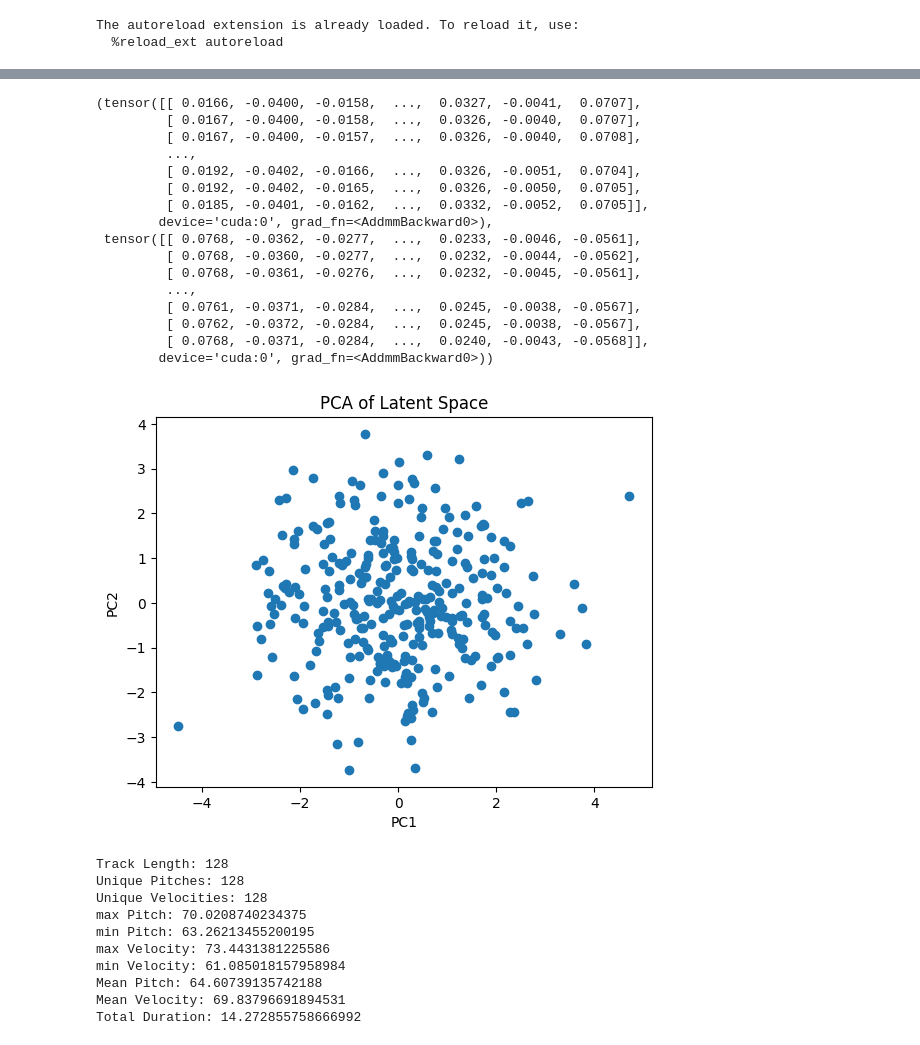
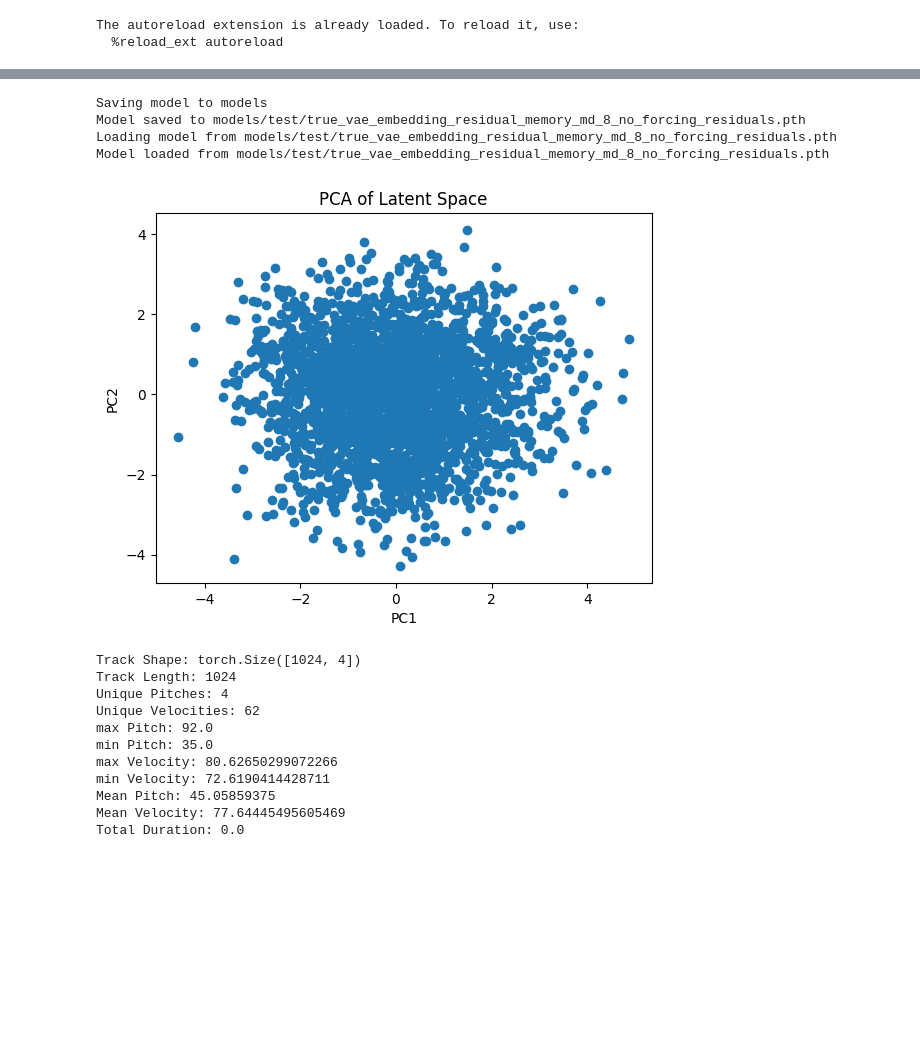
Before and after one commit to T04STER/MidiRepGen, a Jupyter notebook: tests_events.ipynb, the cells around one changed output, grey strips where cells are left out. Drawn from its saved outputs; the diff is of its cells as text; code cells hidden in the pictures; blank space fills up the shorter version.

```diff
--- a/tests_events.ipynb
+++ b/tests_events.ipynb
@@ -71,22 +164,3 @@ vae(t.cuda())
 # %%
-import torch
-
-optimizer = torch.optim.Adam(
-    vae.parameters(),
-    lr=5*1e-4,
-)
-
-loss_fn = VaeLoss(reduction="mean")
-
-trainer = VaeTrainer(
-    vae,
-    optimizer,
-    loss_fn,
-    "test/simple_vae",
-    10
-)
-
-print(t.shape)
-trainer.train(midi_dataloader, epochs=10)
-trainer.save("test/simple_vae_final.pth")
+trainer.train(midi_dataloader, epochs=EPOCHS)
 # %% [output]
@@ -111,56 +168,46 @@ KeyboardInterrupt:
-# %%
-vae.encoder(t[0].unsqueeze(1).cuda())
-# %% [output]
-(tensor([[ 0.0166, -0.0400, -0.0158,  ...,  0.0327, -0.0041,  0.0707],
-         [ 0.0167, -0.0400, -0.0158,  ...,  0.0326, -0.0040,  0.0707],
-         [ 0.0167, -0.0400, -0.0157,  ...,  0.0326, -0.0040,  0.0708],
-         ...,
-         [ 0.0192, -0.0402, -0.0166,  ...,  0.0326, -0.0051,  0.0704],
-         [ 0.0192, -0.0402, -0.0165,  ...,  0.0326, -0.0050,  0.0705],
-         [ 0.0185, -0.0401, -0.0162,  ...,  0.0332, -0.0052,  0.0705]],
-        device='cuda:0', grad_fn=<AddmmBackward0>),
- tensor([[ 0.0768, -0.0362, -0.0277,  ...,  0.0233, -0.0046, -0.0561],
-         [ 0.0768, -0.0360, -0.0277,  ...,  0.0232, -0.0044, -0.0562],
-         [ 0.0768, -0.0361, -0.0276,  ...,  0.0232, -0.0045, -0.0561],
-         ...,
-         [ 0.0761, -0.0371, -0.0284,  ...,  0.0245, -0.0038, -0.0567],
-         [ 0.0762, -0.0372, -0.0284,  ...,  0.0245, -0.0038, -0.0567],
-         [ 0.0768, -0.0371, -0.0284,  ...,  0.0240, -0.0043, -0.0568]],
-        device='cuda:0', grad_fn=<AddmmBackward0>))
+# %%
+trainer.save_model(f"models/")
+trainer.load_model(f"models/{RUN_NAME}.pth")
+# %% [output]
+Saving model to models
+Model saved to models/test/true_vae_embedding_residual_memory_md_8_no_forcing_residuals.pth
+Loading model from models/test/true_vae_embedding_residual_memory_md_8_no_forcing_residuals.pth
+Model loaded from models/test/true_vae_embedding_residual_memory_md_8_no_forcing_residuals.pth
 # %%
 import matplotlib.pyplot as plt
 import numpy as np
 from sklearn.decomposition import PCA
 from tqdm import tqdm
+
 
 
 @torch.inference_mode
 def plot_pca(samples: list[tuple[torch.Tensor, torch.Tensor]]):
     all_latents = []
     for mu, logvar in samples:
         reparam = mu + torch.randn_like(logvar) * torch.exp(0.5 * logvar)
         all_latents.append(reparam.cpu().numpy())
 
     all_latents = np.concatenate(all_latents, axis=0)
     pca = PCA(n_components=2)
     reduced = pca.fit_transform(all_latents)
 
     plt.scatter(reduced[:, 0], reduced[:, 1])
     plt.title("PCA of Latent Space")
     plt.xlabel("PC1")
     plt.ylabel("PC2")
     plt.show()
 
 vae.eval()
 eg_samples = []
-for i in tqdm(range(10)):
+for i in tqdm(range(5)):
     t = next(iter(midi_dataloader))
     mu, logvar = vae.encoder(t.cuda())
     eg_samples.append((mu, logvar))
 
 plot_pca(eg_samples)
 # %% [output]
-[figure, old version]
+[figure, new version]
 # %%
 import pretty_midi
 
@@ -183,11 +251,12 @@ def print_track_stats(track: torch.Tensor):
     """
     Print statistics of the track.
     """
+    print(f"Track Shape: {track.shape}")
     pitches = track[:, 0].cpu().numpy()
     velocities = track[:, 1].cpu().numpy()
     time = track[:, 2].cpu().numpy()
     duration = track[:, 3].cpu().numpy()
-    pitches = pitches*127  # Scale pitches
+    # pitches = pitches*127  # Scale pitches
     velocities = velocities*127  # Scale velocities
     print(f"Track Length: {len(track)}")
     print(f"Unique Pitches: {np.unique(pitches).size}")
@@ -207,14 +276,15 @@ def print_track_stats(track: torch.Tensor):
 
 print_track_stats(eg_track[0])
 # %% [output]
-Track Length: 128
-Unique Pitches: 128
-Unique Velocities: 128
-max Pitch: 70.0208740234375
-min Pitch: 63.26213455200195
-max Velocity: 73.4431381225586
-min Velocity: 61.085018157958984
-Mean Pitch: 64.60739135742188
-Mean Velocity: 69.83796691894531
-Total Duration: 14.272855758666992
+Track Shape: torch.Size([1024, 4])
+Track Length: 1024
+Unique Pitches: 4
+Unique Velocities: 62
+max Pitch: 92.0
+min Pitch: 35.0
+max Velocity: 80.62650299072266
+min Velocity: 72.6190414428711
+Mean Pitch: 45.05859375
+Mean Velocity: 77.64445495605469
+Total Duration: 0.0
 # %%
```
Also changed, not shown: parts of 25 cells of this notebook, 17 other files.
